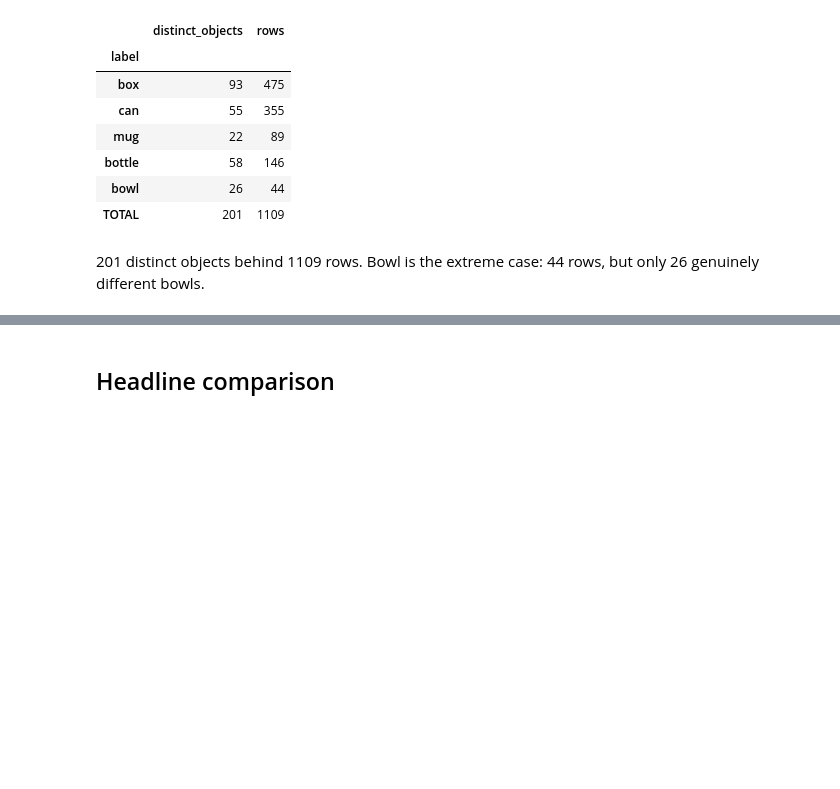
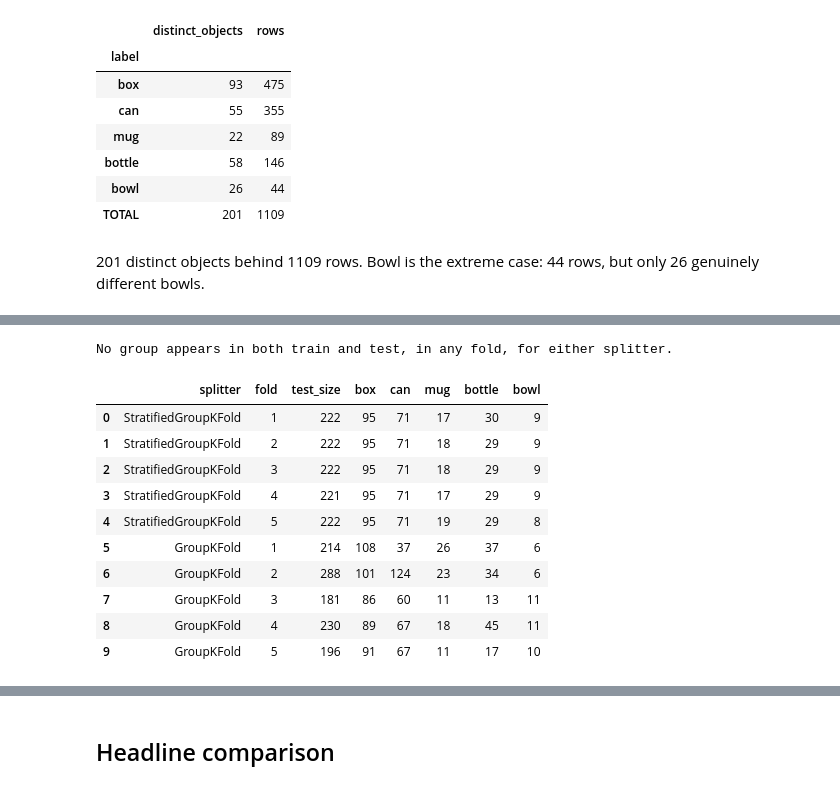
Before and after one commit to shreyan01/pnsg_superquadrics, a Jupyter notebook: sage_baseline_experiments/notebooks/00_overview.ipynb, the cells around one changed output, grey strips where cells are left out. Saved outputs shown, nothing was run; the diff lists cells and outputs as text; code cells hidden in the pictures; blank space fills up the shorter version.

```diff
--- a/sage_baseline_experiments/notebooks/00_overview.ipynb
+++ b/sage_baseline_experiments/notebooks/00_overview.ipynb
@@ -86,0 +105,35 @@ only 26 genuinely different bowls.
+# %%
+from sklearn.model_selection import GroupKFold, StratifiedGroupKFold
+
+labels = np.asarray(labels)
+rows = []
+
+for name, splitter in [
+    ("StratifiedGroupKFold", StratifiedGroupKFold(5, shuffle=True, random_state=42)),
+    ("GroupKFold", GroupKFold(5, shuffle=True, random_state=42)),
+]:
+    for fold, (train_idx, test_idx) in enumerate(
+        splitter.split(np.zeros(len(labels)), labels, groups=groups), start=1
+    ):
+        # The whole point of a group-aware split: check it actually holds.
+        assert not (set(groups[train_idx]) & set(groups[test_idx])), "group overlap!"
+        row = {"splitter": name, "fold": fold, "test_size": len(test_idx)}
+        row.update({c: int((labels[test_idx] == c).sum()) for c in rio.CLASSES})
+        rows.append(row)
+
+fold_composition = pd.DataFrame(rows)
+print("No group appears in both train and test, in any fold, for either splitter.")
+fold_composition
+# %% [output]
+No group appears in both train and test, in any fold, for either splitter.
+|  | splitter | fold | test_size | box | can | mug | bottle | bowl |
+| 0 | StratifiedGroupKFold | 1 | 222 | 95 | 71 | 17 | 30 | 9 |
+| 1 | StratifiedGroupKFold | 2 | 222 | 95 | 71 | 18 | 29 | 9 |
+| 2 | StratifiedGroupKFold | 3 | 222 | 95 | 71 | 18 | 29 | 9 |
+| 3 | StratifiedGroupKFold | 4 | 221 | 95 | 71 | 17 | 29 | 9 |
+| 4 | StratifiedGroupKFold | 5 | 222 | 95 | 71 | 19 | 29 | 8 |
+| 5 | GroupKFold | 1 | 214 | 108 | 37 | 26 | 37 | 6 |
+| 6 | GroupKFold | 2 | 288 | 101 | 124 | 23 | 34 | 6 |
+| 7 | GroupKFold | 3 | 181 | 86 | 60 | 11 | 13 | 11 |
+| 8 | GroupKFold | 4 | 230 | 89 | 67 | 18 | 45 | 11 |
+| 9 | GroupKFold | 5 | 196 | 91 | 67 | 11 | 17 | 10 |
```
Also changed, not shown: parts of 10 cells of this notebook, 43 other files.
